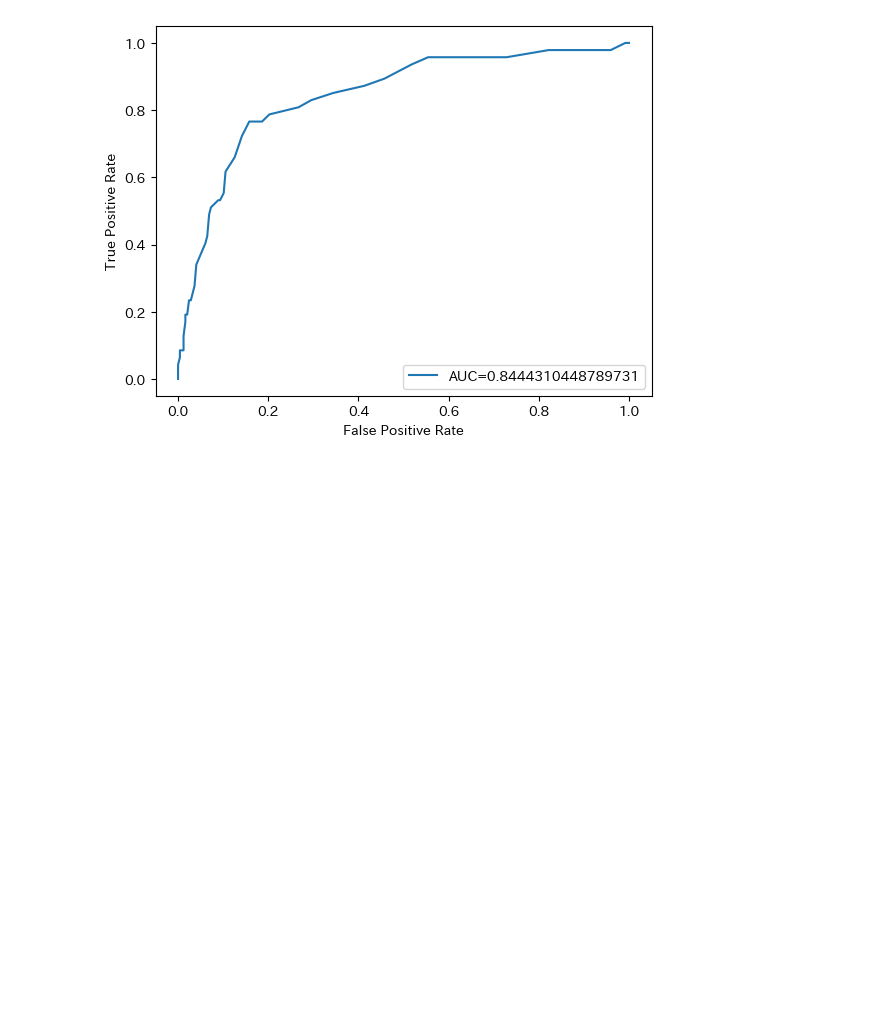
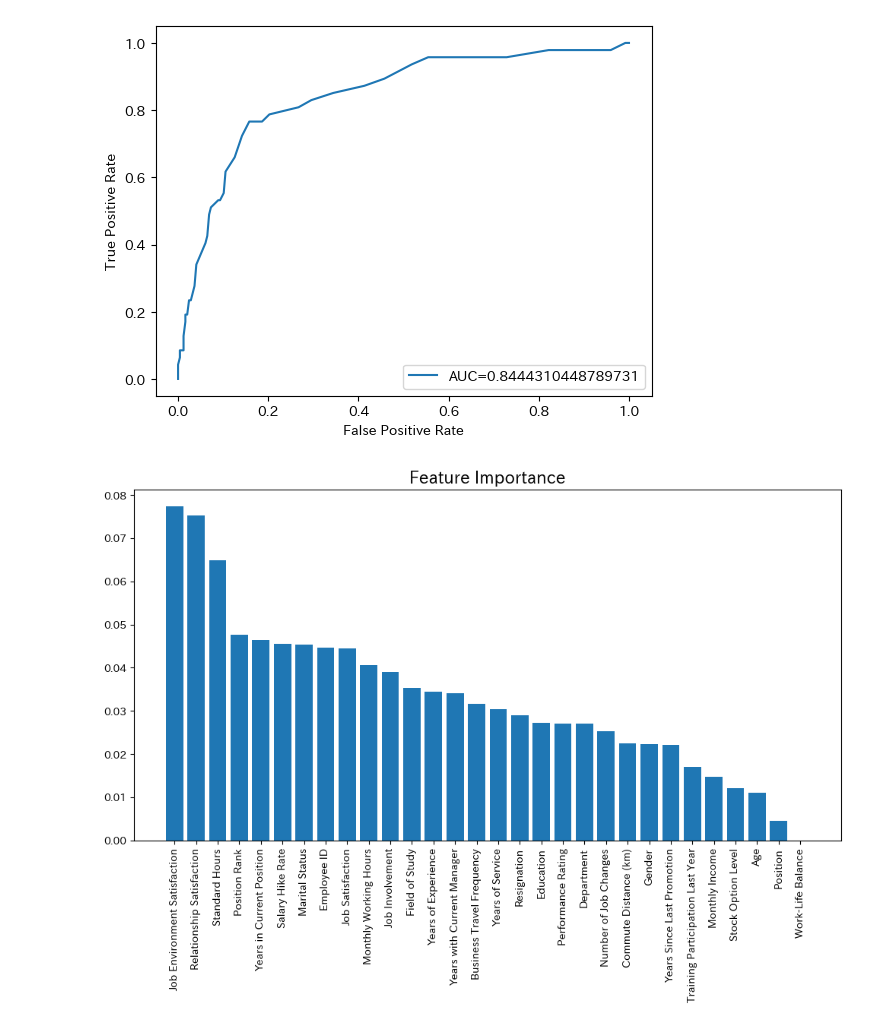
Before and after one commit to just1nt1me/job_turnover_solutions, a Jupyter notebook: employee_turnover.ipynb, the cells around one changed output. Drawn from its saved outputs; the diff is of its cells as text; code cells hidden in the pictures; blank space fills up the shorter version.

Commit message:
added feature importance plot

```diff
--- a/employee_turnover.ipynb
+++ b/employee_turnover.ipynb
@@ -456,3 +456,25 @@ plt.legend(loc=4)
 plt.show()
 # %% [output]
 [figure]
+# %%
+# Refit RF classifier
+clf_rf = RandomForestClassifier(n_estimators=500,
+                                criterion="gini",
+                                max_features='log2',
+                                min_samples_leaf=1,
+                                class_weight="balanced",
+                                n_jobs=-1,
+                                random_state=123)
+
+
+clf_rf.fit(StandardScaler().fit_transform(X_train_u), y_train_u)
+
+# Plot features importance
+importances = clf_rf.feature_importances_
+indices = np.argsort(clf_rf.feature_importances_)[::-1]
+plt.figure(figsize=(12, 6))
+plt.bar(range(1, 31), importances[indices], align="center")
+plt.xticks(range(1, 31), df.columns[df.columns != "left"][indices], rotation=90)
+plt.title("Feature Importance", {"fontsize": 16});
+# %% [output]
+[figure, added]
```
